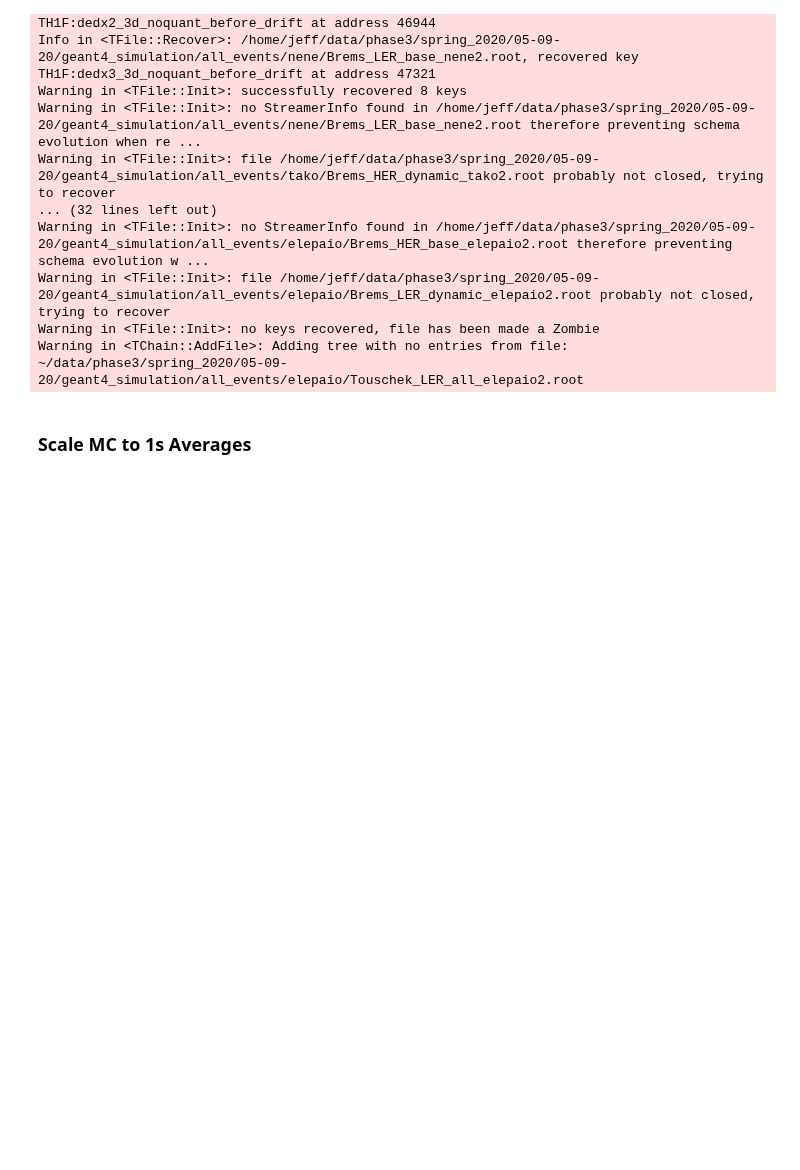
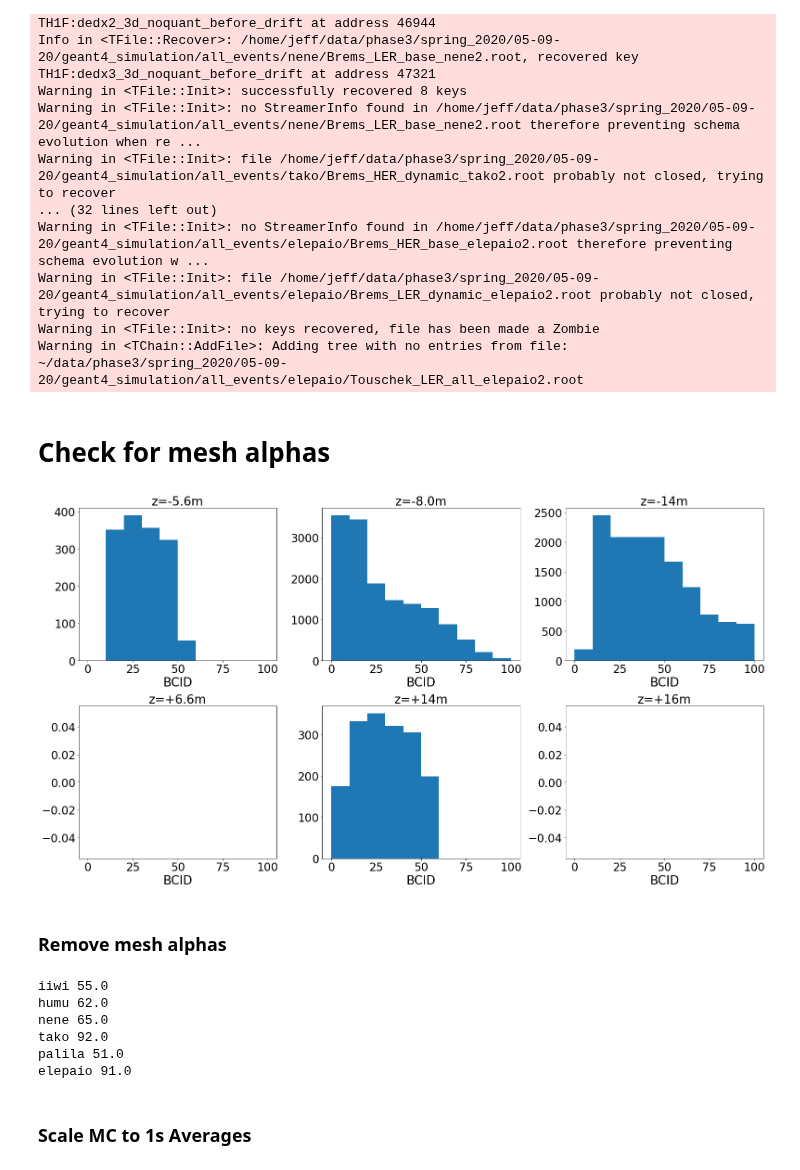
Before and after one commit to jschuel/jeff_workspace, a Jupyter notebook: analysis/phase3/with_sim/Energy_spectra_newest.ipynb, the cells around one changed output. Drawn from its saved outputs; the diff is of its cells as text; code cells hidden in the pictures; blank space fills up the shorter version.

```diff
--- a/analysis/phase3/with_sim/Energy_spectra_newest.ipynb
+++ b/analysis/phase3/with_sim/Energy_spectra_newest.ipynb
@@ -75,3 +75,35 @@ for tpc in Lumi_decay.keys():
     Single_beam[tpc].index = [i for i in range(0,len(Single_beam[tpc]))]
     data[tpc].index = [i for i in range(0,len(data[tpc]))]
     #MC[tpc] = MC[tpc].loc[(MC[tpc]['is_recoil']==1)]
+# %% [markdown]
+# Check for mesh alphas
+# %%
+i=1
+plt.figure(figsize=(22,12))
+pos = ['z=-5.6m', 'z=-8.0m', 'z=-14m', 'z=+6.6m', 'z=+14m', 'z=+16m']
+for tpc in ['palila','tako','elepaio','iiwi','nene','humu']:
+    plt.subplot(2,3,i)
+    try:
+        lumi_tmp = np.concatenate(Lumi[tpc].loc[Lumi[tpc]['track_energy']>1200]['BCID'].to_numpy()).ravel()
+    except:
+        lumi_tmp = np.nan
+    plt.title(pos[i-1])
+    plt.hist(lumi_tmp,range=(0,100))
+    plt.xlabel('BCID')
+    i+=1
+plt.tight_layout()
+# %% [output]
+[figure, added]
+# %% [markdown]
+### Remove mesh alphas
+# %%
+for tpc in Lumi.keys():
+    Lumi[tpc]['BCID_diff'] = Lumi[tpc]['BCID'].apply(lambda x: x.max())-Lumi[tpc]['BCID'].apply(lambda x: x.min())
+    print(tpc, Lumi[tpc]['BCID_diff'].max())
+# %% [output]
+iiwi 55.0
+humu 62.0
+nene 65.0
+tako 92.0
+palila 51.0
+elepaio 91.0
```
Also changed, not shown: parts of 2 cells of this notebook, 22 other files.
